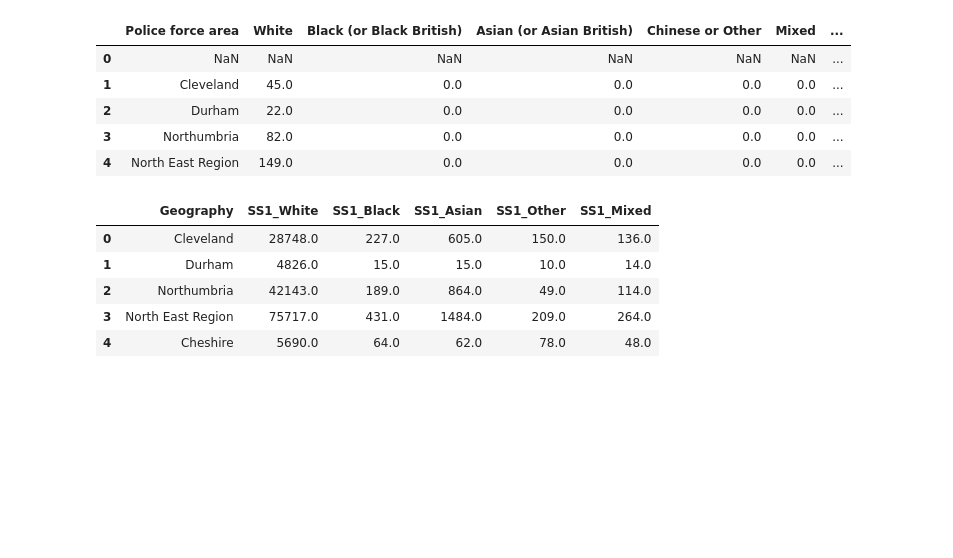
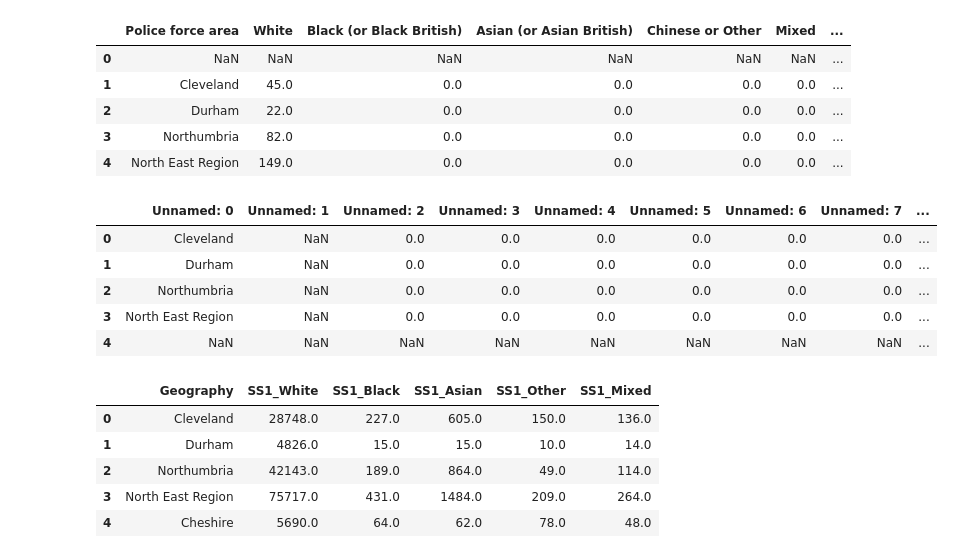
Before and after one commit to neerajthandayan/CourseProject, a Jupyter notebook: Crime_Data.ipynb, the cells around one changed output. Saved outputs shown, nothing was run; the diff lists cells and outputs as text; code cells hidden in the pictures; blank space fills up the shorter version.

```diff
--- a/Crime_Data.ipynb
+++ b/Crime_Data.ipynb
@@ -52,6 +52,18 @@ SS2.head(5)
 | 2 | Durham | 22.0 | 0.0 | 0.0 | 0.0 | 0.0 | ... |
 | 3 | Northumbria | 82.0 | 0.0 | 0.0 | 0.0 | 0.0 | ... |
 | 4 | North East Region | 149.0 | 0.0 | 0.0 | 0.0 | 0.0 | ... |
+# %%
+# SS.16 - Number of persons and vehicles searched under section 60 of the Criminal Justice and Public Order Act 1994, by
+
+SS3 = pd.read_excel('stops-searches-1011-tabs.xls', sheet_name='SS.16', header=5)
+SS3.head(5)
+# %% [output]
+|  | Unnamed: 0 | Unnamed: 1 | Unnamed: 2 | Unnamed: 3 | Unnamed: 4 | Unnamed: 5 | Unnamed: 6 | Unnamed: 7 | ... |
+| 0 | Cleveland | NaN | 0.0 | 0.0 | 0.0 | 0.0 | 0.0 | 0.0 | ... |
+| 1 | Durham | NaN | 0.0 | 0.0 | 0.0 | 0.0 | 0.0 | 0.0 | ... |
+| 2 | Northumbria | NaN | 0.0 | 0.0 | 0.0 | 0.0 | 0.0 | 0.0 | ... |
+| 3 | North East Region | NaN | 0.0 | 0.0 | 0.0 | 0.0 | 0.0 | 0.0 | ... |
+| 4 | NaN | NaN | NaN | NaN | NaN | NaN | NaN | NaN | ... |
 # %%
 # Dropping uncessary columns
 # Here, the Not stated columsn is dropped as ethinicity unclear
```
Also changed, not shown: parts of 8 cells of this notebook.
